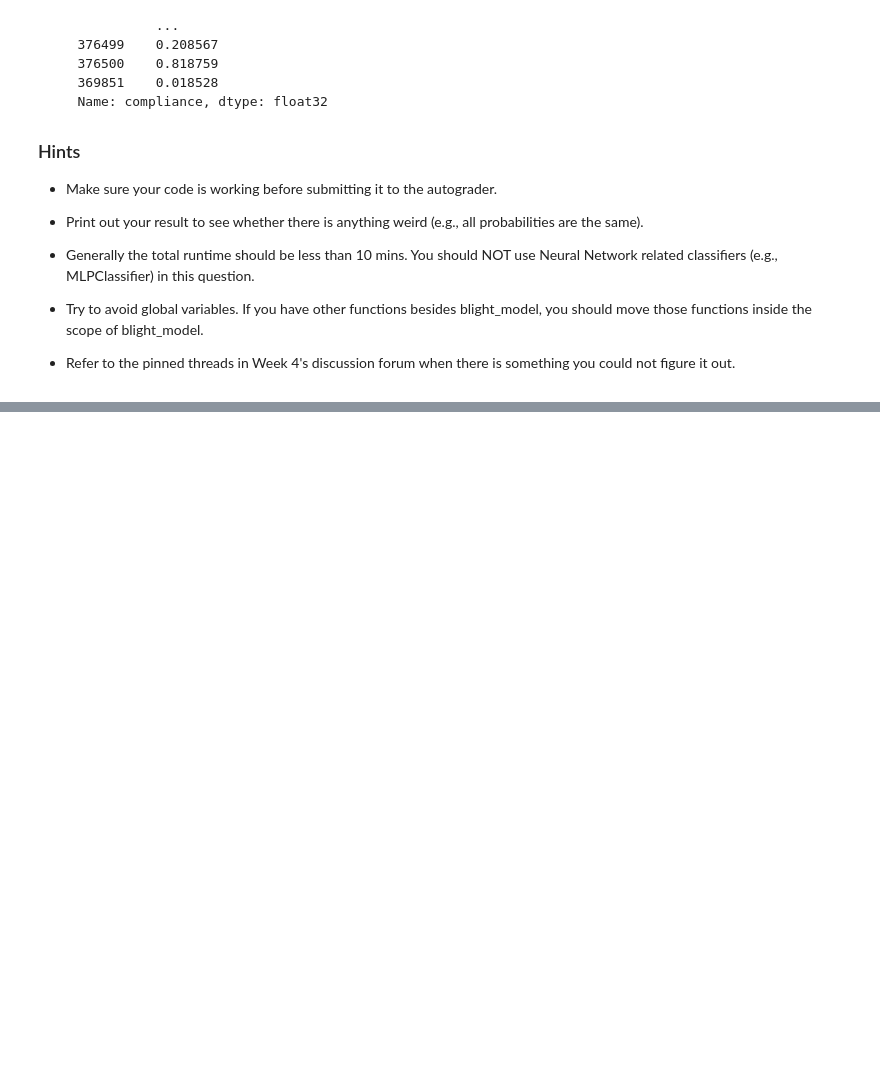
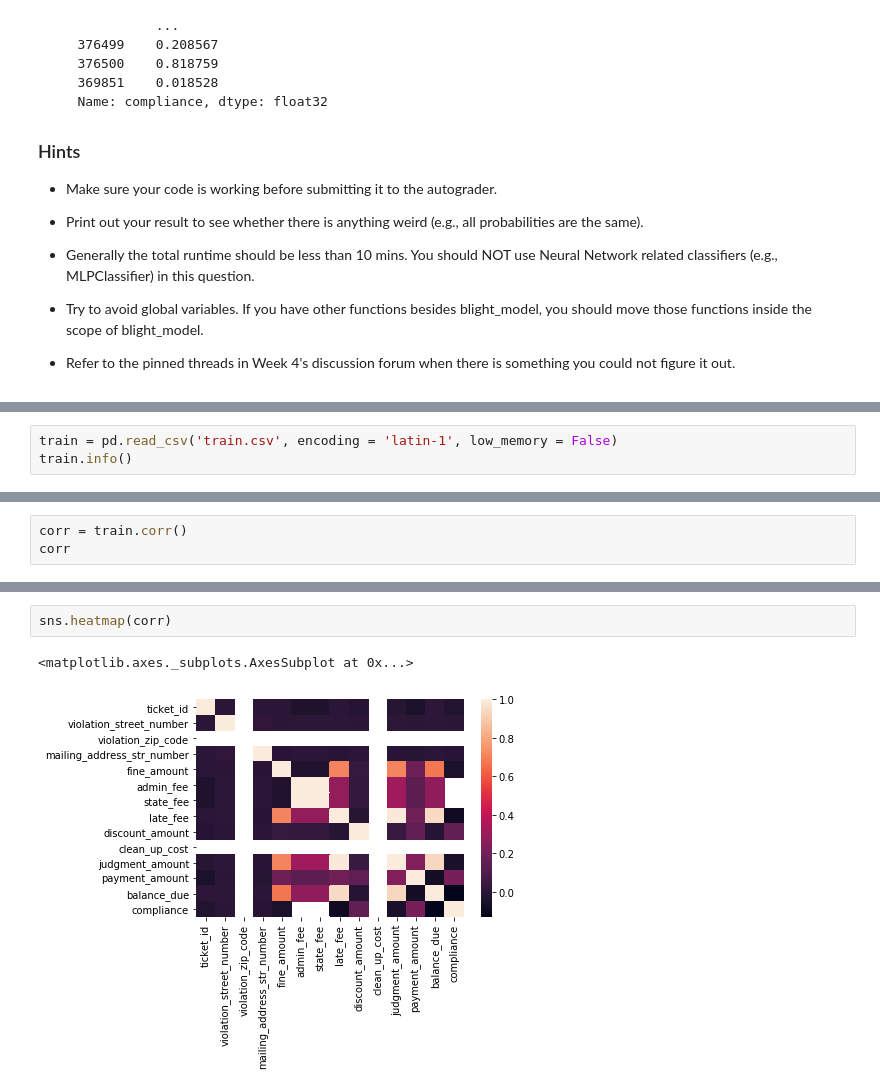
Before and after one commit to AustinChase/Applied_Data_Science, a Jupyter notebook: Module_3/Assignment+4.ipynb, the cells around one changed output, grey strips where cells are left out. Saved outputs shown, nothing was run; the diff lists cells and outputs as text; blank space fills up the shorter version.

```diff
--- a/Module_3/Assignment+4.ipynb
+++ b/Module_3/Assignment+4.ipynb
@@ -114,0 +120,3 @@ Example:
+# %%
+train = pd.read_csv('train.csv', encoding = 'latin-1', low_memory = False)
+train.info()
@@ -114,0 +153,3 @@ Example:
+# %%
+corr = train.corr()
+corr
@@ -114,0 +172,5 @@ Example:
+# %%
+sns.heatmap(corr)
+# %% [output]
+<matplotlib.axes._subplots.AxesSubplot at 0x...>
+[figure, added]
```
Also changed, not shown: parts of 8 cells of this notebook.
